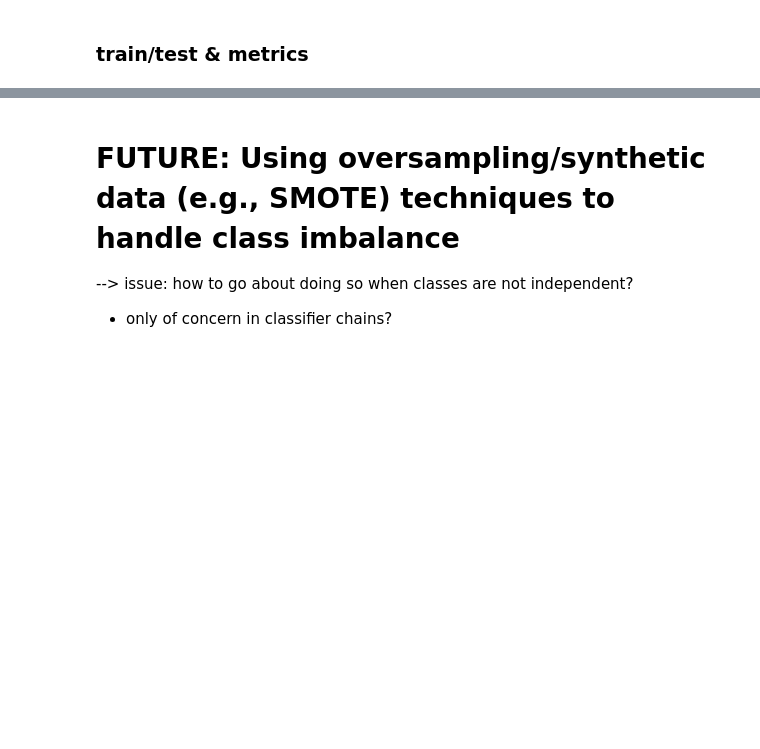
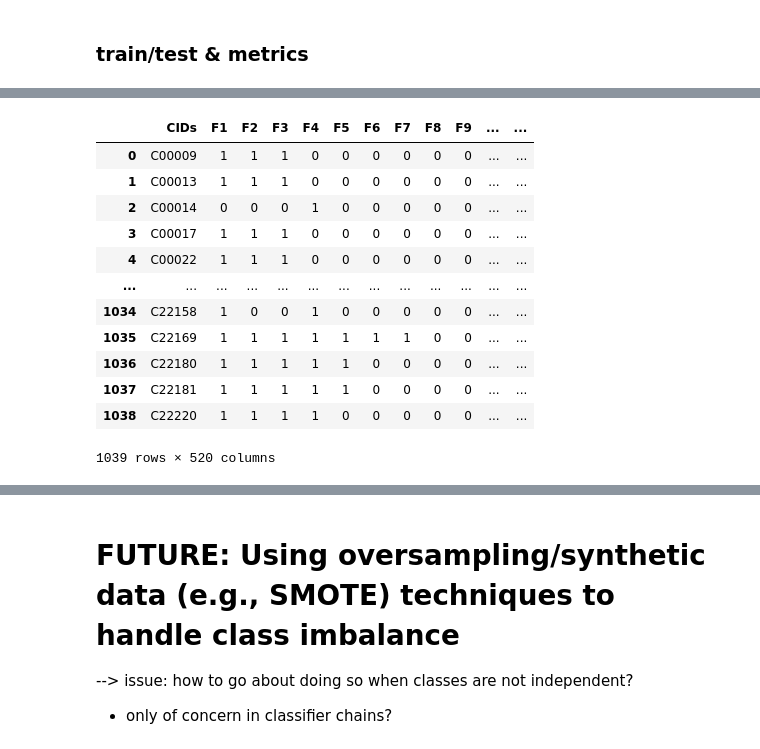
Before and after one commit to alainareeba/BIOL3340_EnzymeClassification, a Jupyter notebook: Bioinf_enzymesubstrates.ipynb, the cells around one changed output, grey strips where cells are left out. Drawn from its saved outputs; the diff is of its cells as text; code cells hidden in the pictures; blank space fills up the shorter version.

```diff
--- a/Bioinf_enzymesubstrates.ipynb
+++ b/Bioinf_enzymesubstrates.ipynb
@@ -963,0 +1226,17 @@ x = df_desc[list(df_desc.columns)[1:-7]]
+# %%
+df_fcfp = df_fcfp.drop("Unnamed: 0",axis="columns")
+df_fcfp
+# %% [output]
+|  | CIDs | F1 | F2 | F3 | F4 | F5 | F6 | F7 | F8 | F9 | ... | ... |
+| 0 | C00009 | 1 | 1 | 1 | 0 | 0 | 0 | 0 | 0 | 0 | ... | ... |
+| 1 | C00013 | 1 | 1 | 1 | 0 | 0 | 0 | 0 | 0 | 0 | ... | ... |
+| 2 | C00014 | 0 | 0 | 0 | 1 | 0 | 0 | 0 | 0 | 0 | ... | ... |
+| 3 | C00017 | 1 | 1 | 1 | 0 | 0 | 0 | 0 | 0 | 0 | ... | ... |
+| 4 | C00022 | 1 | 1 | 1 | 0 | 0 | 0 | 0 | 0 | 0 | ... | ... |
+| ... | ... | ... | ... | ... | ... | ... | ... | ... | ... | ... | ... | ... |
+| 1034 | C22158 | 1 | 0 | 0 | 1 | 0 | 0 | 0 | 0 | 0 | ... | ... |
+| 1035 | C22169 | 1 | 1 | 1 | 1 | 1 | 1 | 1 | 0 | 0 | ... | ... |
+| 1036 | C22180 | 1 | 1 | 1 | 1 | 1 | 0 | 0 | 0 | 0 | ... | ... |
+| 1037 | C22181 | 1 | 1 | 1 | 1 | 1 | 0 | 0 | 0 | 0 | ... | ... |
+| 1038 | C22220 | 1 | 1 | 1 | 1 | 0 | 0 | 0 | 0 | 0 | ... | ... |
+1039 rows × 520 columns
```
Also changed, not shown: parts of 38 cells of this notebook.
